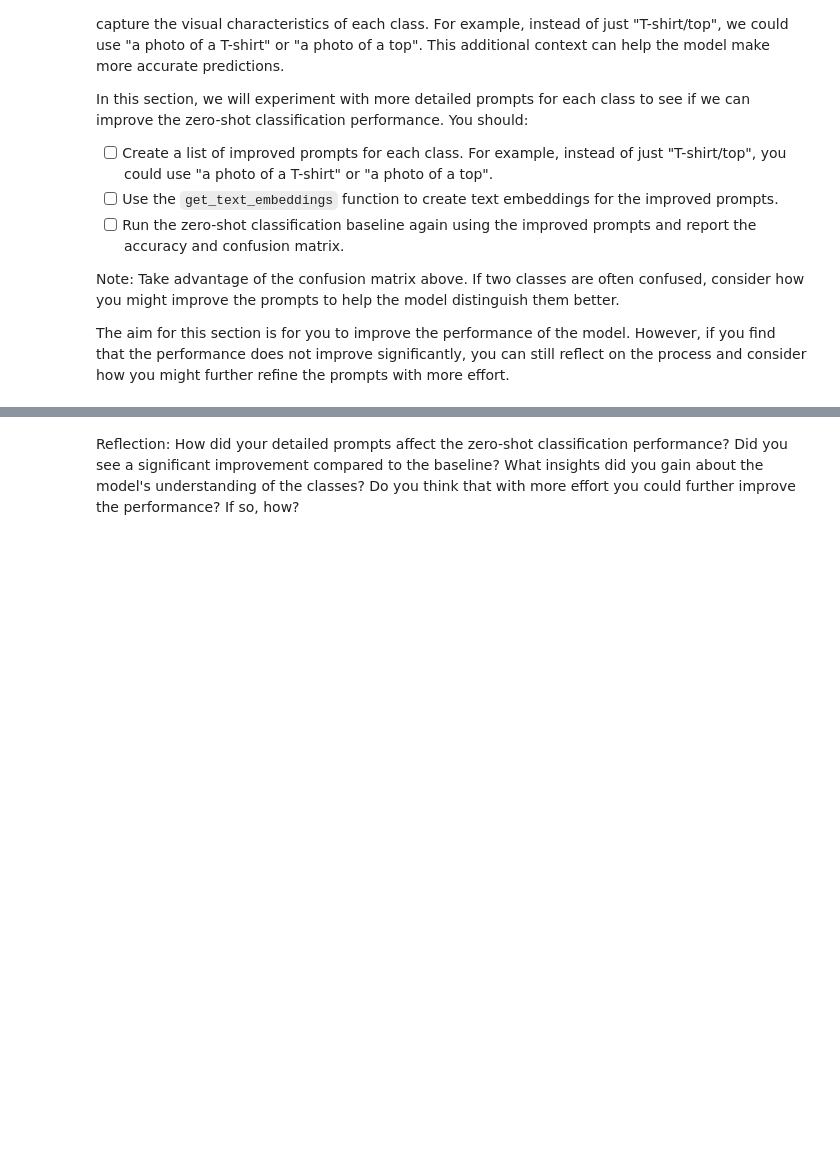
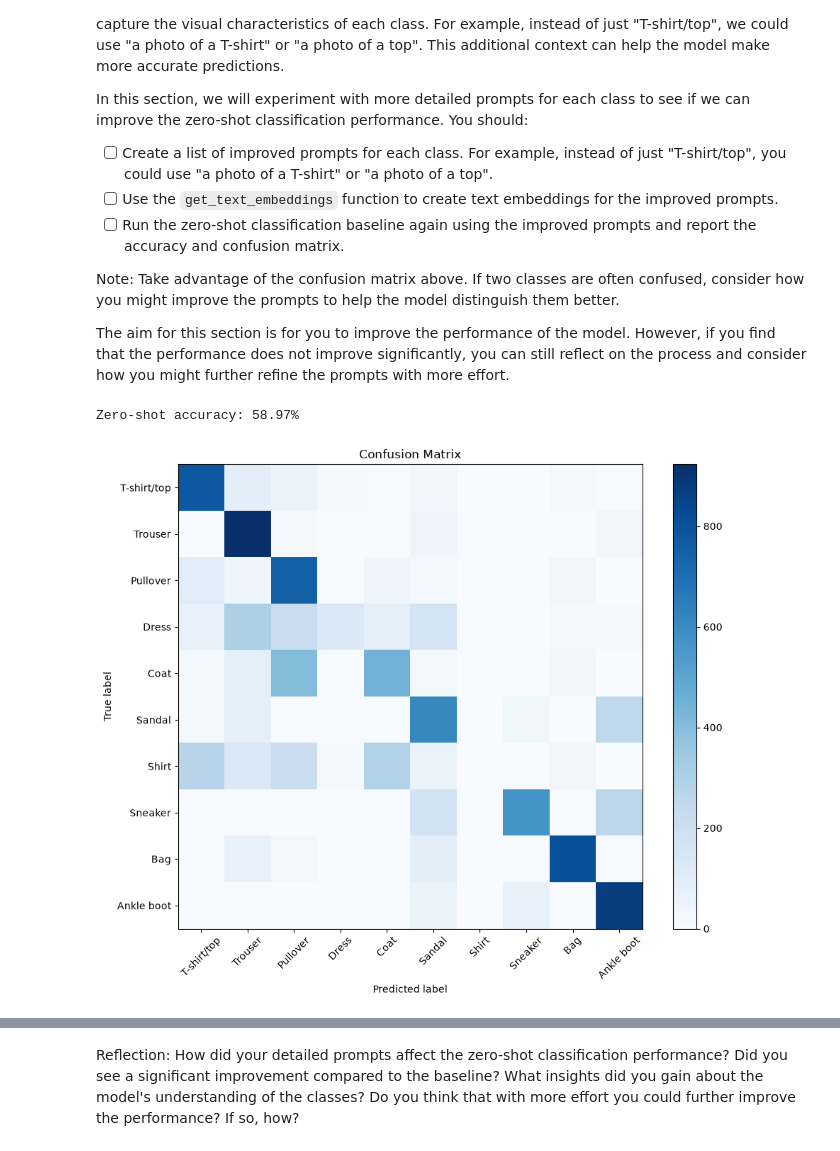
Before and after one commit to cryptoHelium/deep_learning, a Jupyter notebook: 02_activities/assignments/assignment_2.ipynb, the cells around one changed output, grey strips where cells are left out. Saved outputs shown, nothing was run; the diff lists cells and outputs as text; code cells hidden in the pictures; blank space fills up the shorter version.

```diff
--- a/02_activities/assignments/assignment_2.ipynb
+++ b/02_activities/assignments/assignment_2.ipynb
@@ -138,6 +141,8 @@ For our first attempt, we’ll use the bare class names as prompts, e.g.:
 
 Note that for normalized vectors like the ones we are using, cosine similarity is equivalent to the dot product. This means we can use the handy formula `cosine_similarity = vector_a @ vector_b.T` to compute the similarity between the image and text embeddings.
 # %%
+#updates from slack
+
 def get_text_embeddings(class_names: list[str]) -> torch.Tensor:
     """    Get text embeddings for the given class names using CLIP.
     Args:
@@ -151,7 +156,7 @@ def get_text_embeddings(class_names: list[str]) -> torch.Tensor:
 
     with torch.no_grad():
         text_embeddings = clip_model.get_text_features(**tokenized)
-
+    text_embeddings = text_embeddings.pooler_output
     text_feats = text_embeddings / text_embeddings.norm(dim=-1, keepdim=True)
 
     return text_feats
@@ -165,7 +170,7 @@ def get_image_embeddings(images: torch.Tensor) -> torch.Tensor:
     """
     with torch.no_grad():
         image_embeddings = clip_model.get_image_features(pixel_values=images)
-
+    image_embeddings = image_embeddings.pooler_output
     image_feats = image_embeddings / image_embeddings.norm(dim=-1, keepdim=True)
 
     return image_feats
@@ -209,8 +214,7 @@ With these functions complete, you are ready to run the zero-shot classification
 # %%
 from sklearn.metrics import accuracy_score, confusion_matrix
 
-class_names = test_dataset.classes
-text_feats = get_text_embeddings(class_names)
+text_feats = get_text_embeddings(CLASS_NAMES)
 
 
 y_true, y_pred = [], []
@@ -246,7 +250,7 @@ def plot_confusion_matrix(y_true, y_pred, class_names):
     plt.tight_layout()
     plt.show()
 
-plot_confusion_matrix(y_true, y_pred, class_names)
+plot_confusion_matrix(y_true, y_pred, CLASS_NAMES)
 # %% [output]
 Zero-shot accuracy: 62.40%
 [figure]
@@ -266,3 +278,65 @@ In this section, we will experiment with more detailed prompts for each class to
 Note: Take advantage of the confusion matrix above. If two classes are often confused, consider how you might improve the prompts to help the model distinguish them better.
 
 The aim for this section is for you to improve the performance of the model. However, if you find that the performance does not improve significantly, you can still reflect on the process and consider how you might further refine the prompts with more effort.
+# %%
+from torchvision import datasets
+from torch.utils.data import DataLoader
+
+import torchvision
+
+PROMPT_CLASS_NAMES = [
+    "The photo has T-shirt/top",
+    "The Trouser is pictured",
+    "She is wearing a Pullover in the photo",
+    "He wanted a Dress for halloween. The dress is in the picture",
+    "This Coat is for sale in the photo",
+    "The Sandal was used in the beach photo",
+    "The Shirt is not allowed. It is in the photo",
+    "The kid wore a Sneaker in the photo",
+    "This Bag is not allowed. It is in the photo",
+    "He broke his ankle playing football. here is the photo of the Ankle boot"
+]
+
+
+from sklearn.metrics import accuracy_score, confusion_matrix
+
+
+text_feats_bad = get_text_embeddings(PROMPT_CLASS_NAMES)
+
+y_true2, y_pred2 = [], []
+
+for pixel_values, labels in test_loader:
+    pixel_values = pixel_values.to(device)
+
+    image_feats = get_image_embeddings(pixel_values)
+    similarity = get_cosine_similarity(image_feats, text_feats_bad)
+    preds = get_predictions(similarity)
+
+    y_pred2.extend(preds)
+    y_true2.extend(np.array(labels))
+
+
+# Report the accuracy of the predictions
+
+accuracy = accuracy_score(y_true2, y_pred2)
+print(f"Zero-shot accuracy: {accuracy * 100:.2f}%")
+
+# Report the confusion matrix
+def plot_confusion_matrix(y_true, y_pred, class_names):
+    cm = confusion_matrix(y_true, y_pred)
+    plt.figure(figsize=(10, 8))
+    plt.imshow(cm, interpolation='nearest', cmap=plt.cm.Blues)
+    plt.title('Confusion Matrix')
+    plt.colorbar()
+    tick_marks = np.arange(len(class_names))
+    plt.xticks(tick_marks, class_names, rotation=45)
+    plt.yticks(tick_marks, class_names)
+    plt.ylabel('True label')
+    plt.xlabel('Predicted label')
+    plt.tight_layout()
+    plt.show()
+
+plot_confusion_matrix(y_true2, y_pred2, CLASS_NAMES)
+# %% [output]
+Zero-shot accuracy: 58.97%
+[figure, added]
```
Also changed, not shown: parts of 6 cells of this notebook, 2 other files.
